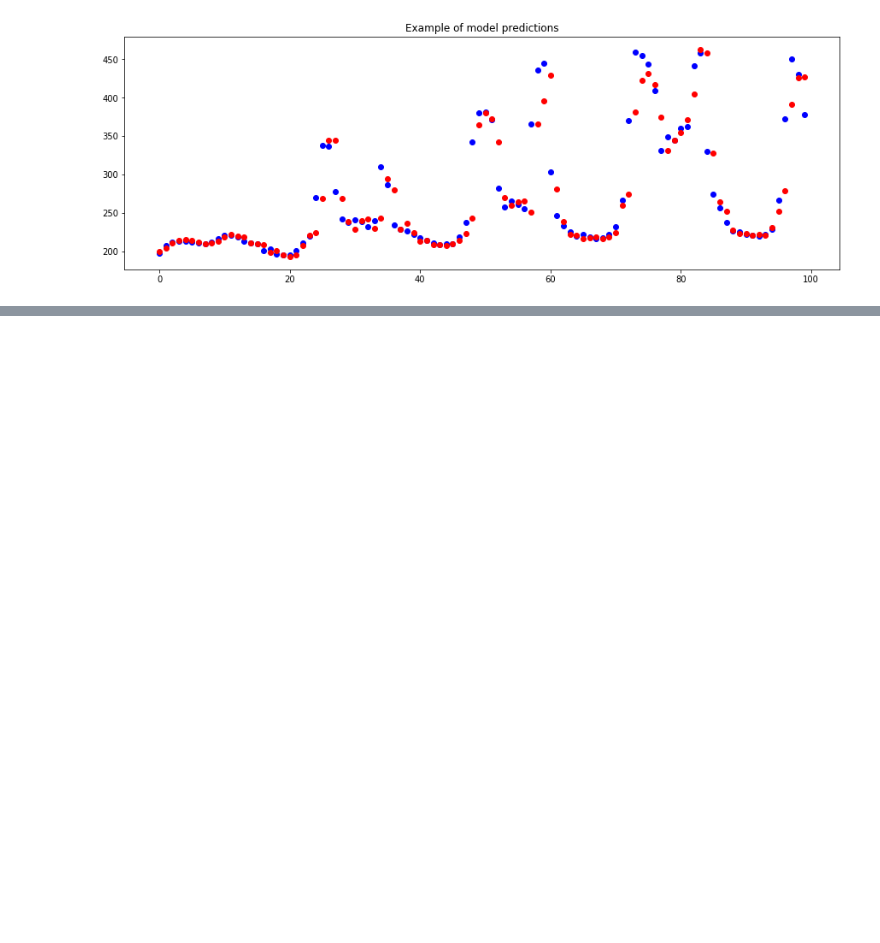
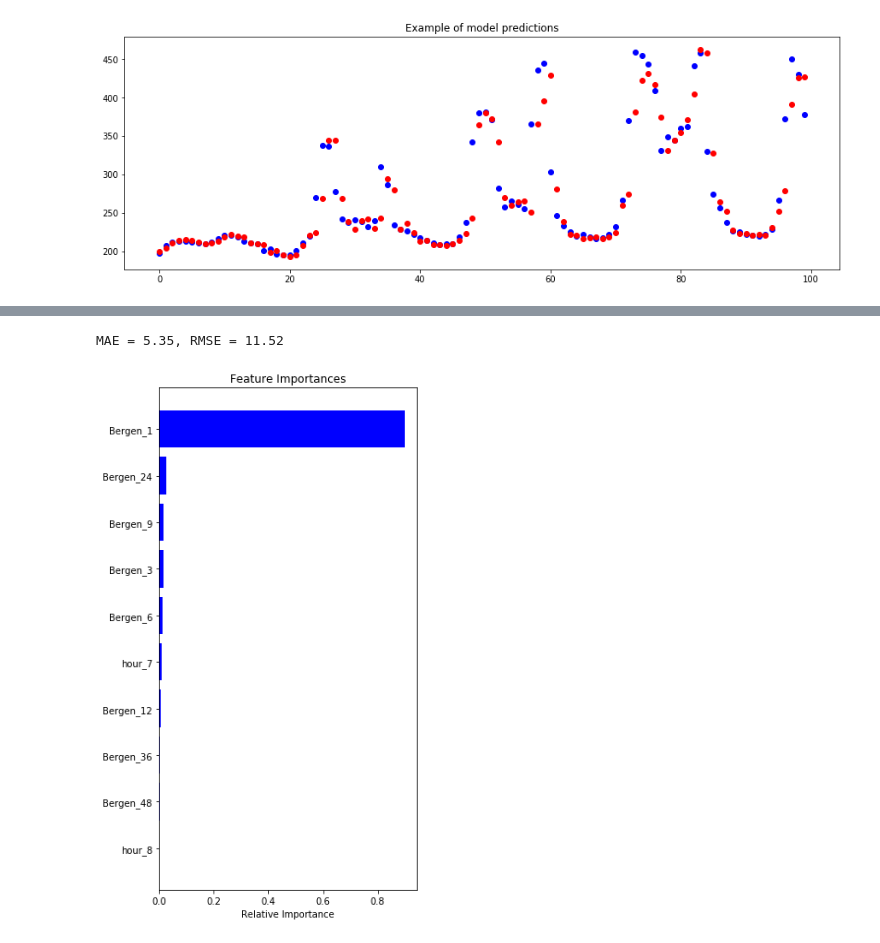
Before and after one commit to matteobonanomi/dsnd-capstone, a Jupyter notebook: notebook/RF.ipynb, the cells around one changed output, grey strips where cells are left out. Cells and saved outputs as stored; diff of their text form; code cells hidden in the pictures; blank space fills up the shorter version.

Commit message:
[UPG] Select top k features and retrain RF model

```diff
--- a/notebook/RF.ipynb
+++ b/notebook/RF.ipynb
@@ -53,7 +53,7 @@ def create_train_test(df,test_size = 8000):
 
     return X_train, y_train, X_test, y_test
 # %%
-def gridsearch_rf(rf, param_grid = param_grid, n_jobs = -1):
+def gridsearch_rf(rf, X_train = X_train, y_train = y_train, param_grid = param_grid, n_jobs = -1):
     cv = KFold(4)
     scorer = make_scorer(mean_absolute_error)
     rf_grid = GridSearchCV(estimator = rf, param_grid = param_grid, cv = cv, scoring = scorer, verbose=2, n_jobs = n_jobs)
@@ -152,14 +154,11 @@ plot_predictions()
 # %%
-features = X_train.columns.values
-importances = model.feature_importances_
-indices = np.argsort(importances)
-top_k = 10
-indices_top_k = indices[::-1][:top]
-features_top_k = features[indices_top_k]
-
-plt.figure(figsize=(5,10))
-plt.title('Feature Importances')
-plt.barh(range(len(indices)), importances[indices], color='b', align='center')
-plt.yticks(range(len(indices)), [features[i] for i in indices])
-plt.xlabel('Relative Importance')
-plt.show()
+def plot_importance():
+    features = X_train.columns.values
+    importances = model.feature_importances_
+    indices = np.argsort(importances)
+    plt.figure(figsize=(5,10))
+    plt.title('Feature Importances')
+    plt.barh(range(len(indices)), importances[indices], color='b', align='center')
+    plt.yticks(range(len(indices)), [features[i] for i in indices])
+    plt.xlabel('Relative Importance')
+    plt.show()
@@ -173,0 +184,8 @@ array(['Bergen_60', 'Bergen_36', 'hour_8', 'Bergen_6', 'Bergen_12',
+# %%
+y_pred, mae, rmse = predict_model()
+# %% [output]
+MAE = 5.35, RMSE = 11.52
+# %%
+plot_importance()
+# %% [output]
+[figure, added]
```
Also changed, not shown: parts of 6 cells of this notebook, 1 other file.
